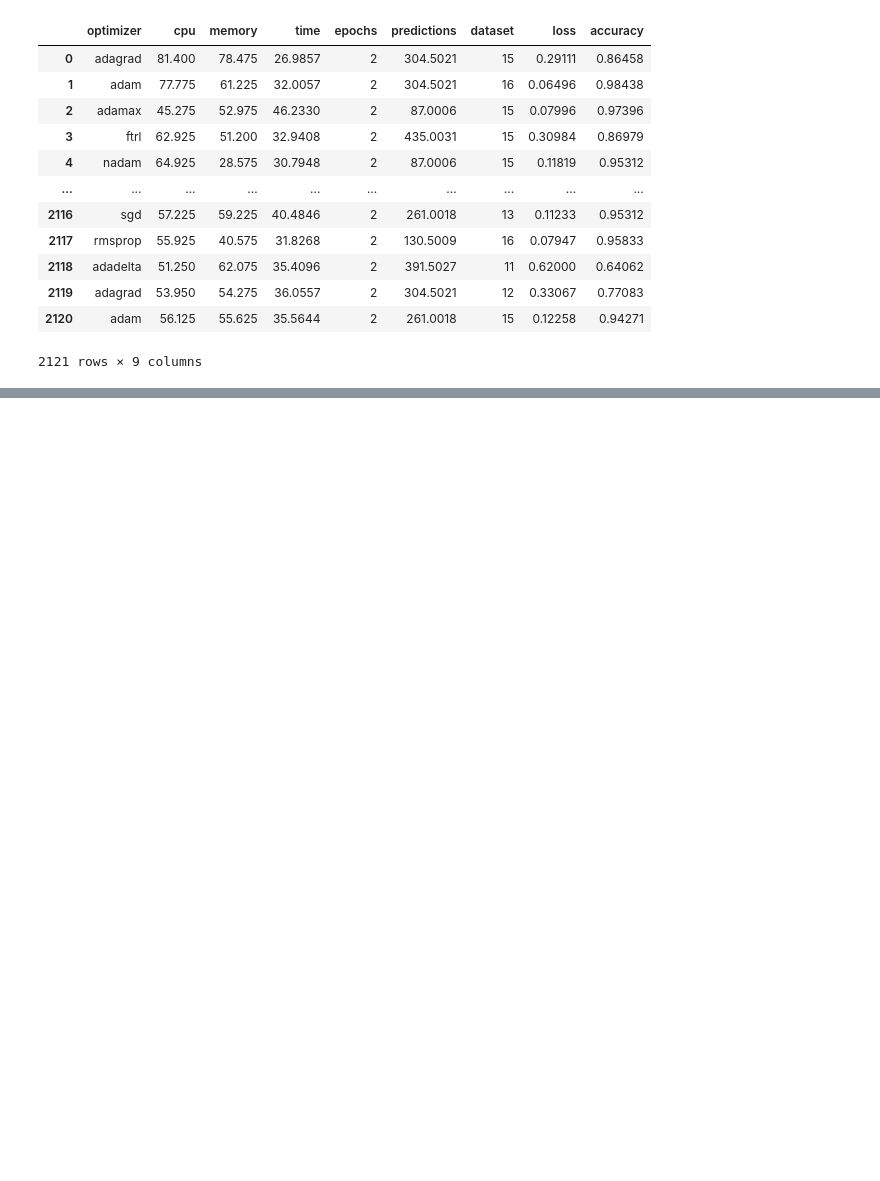
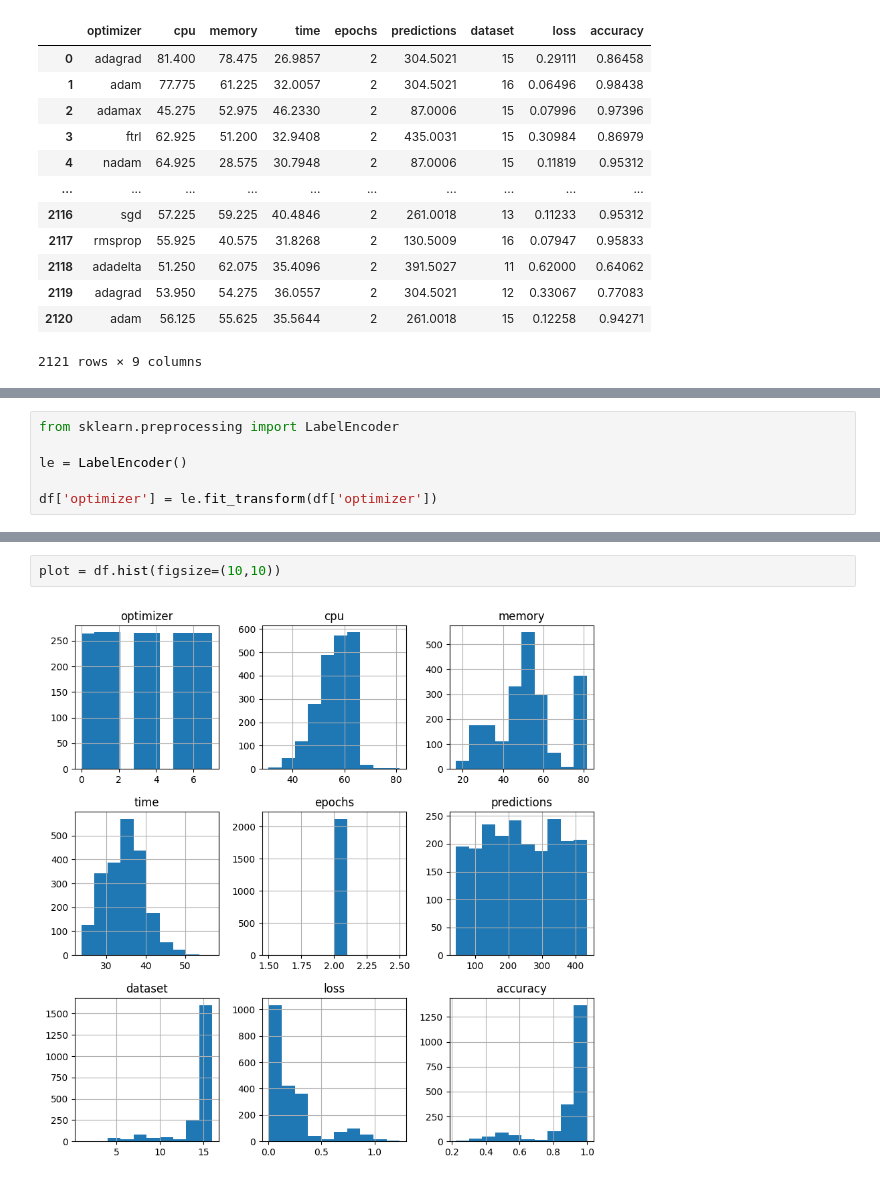
Before and after one commit to it21053528/Fiverr-Freelancing, a Jupyter notebook: Nimendrak/model.ipynb, the cells around one changed output, grey strips where cells are left out. Saved outputs shown, nothing was run; the diff lists cells and outputs as text; blank space fills up the shorter version.

```diff
--- a/Nimendrak/model.ipynb
+++ b/Nimendrak/model.ipynb
@@ -24,0 +83,6 @@ df
+# %%
+from sklearn.preprocessing import LabelEncoder
+
+le = LabelEncoder()
+
+df['optimizer'] = le.fit_transform(df['optimizer'])
@@ -24,0 +98,4 @@ df
+# %%
+plot = df.hist(figsize=(10,10))
+# %% [output]
+[figure, added]
```
Also changed, not shown: parts of 14 cells of this notebook.
